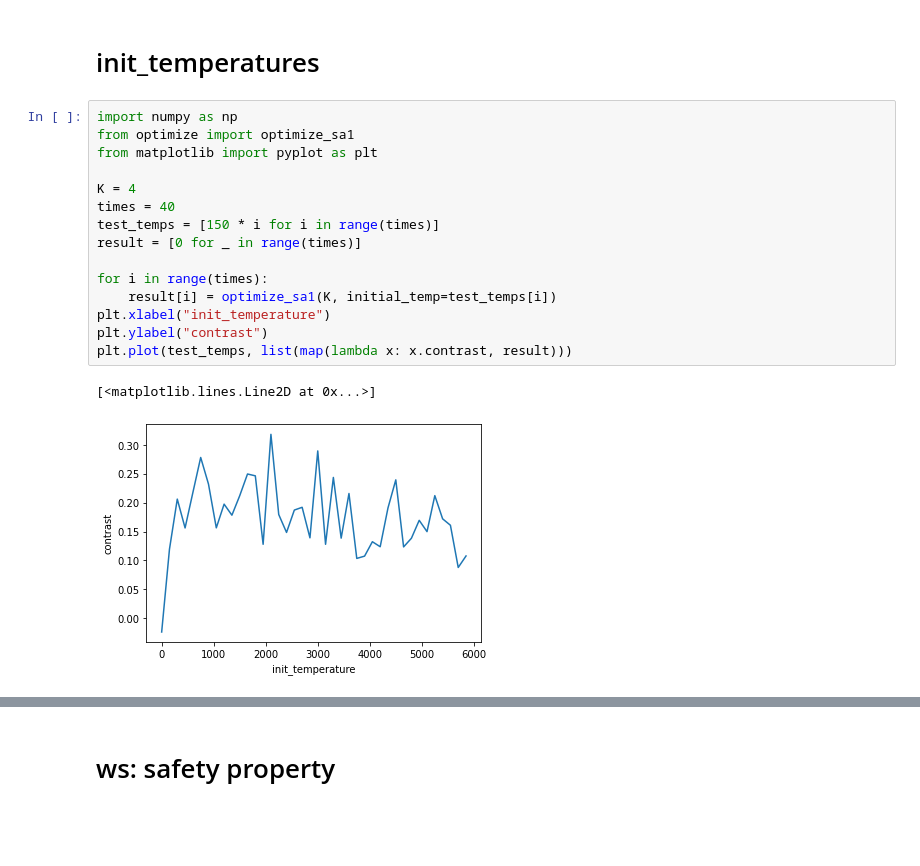
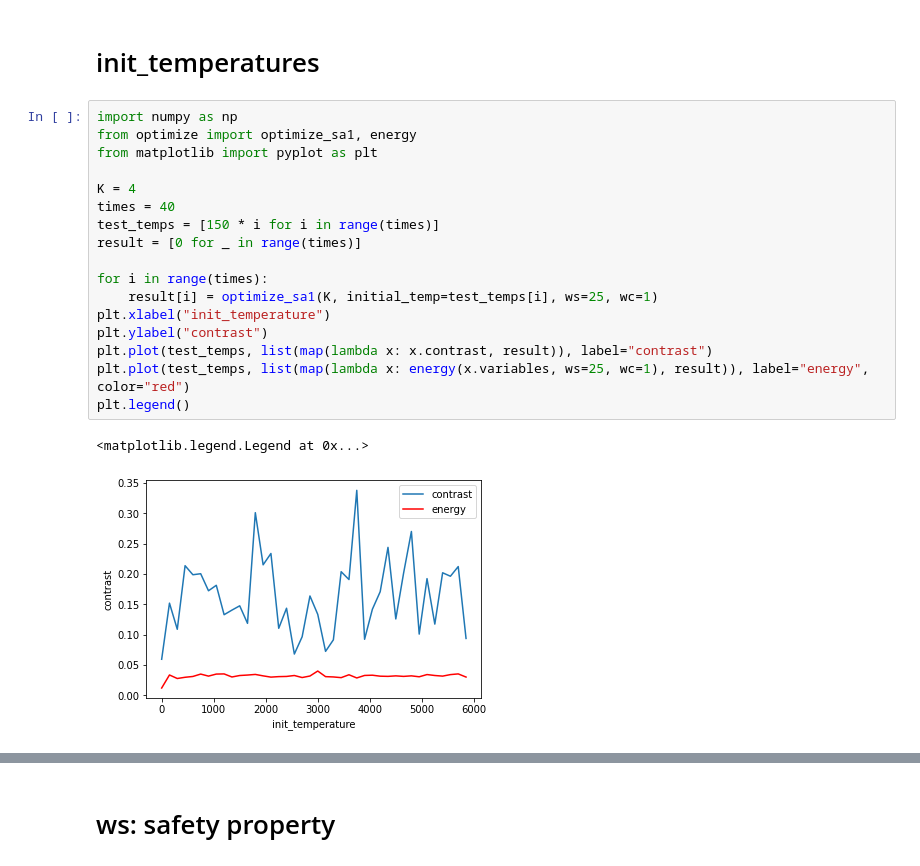
Before and after one commit to Fungx/k_inf_sivcs, a Jupyter notebook: sa1_test.ipynb, the cells around one changed output, grey strips where cells are left out. Drawn from its saved outputs; the diff is of its cells as text; blank space fills up the shorter version.

```diff
--- a/sa1_test.ipynb
+++ b/sa1_test.ipynb
@@ -2,19 +2,21 @@
 # init_temperatures
 # %%
 import numpy as np
-from optimize import optimize_sa1
+from optimize import optimize_sa1, energy
 from matplotlib import pyplot as plt
 
 K = 4
 times = 40
 test_temps = [150 * i for i in range(times)]
 result = [0 for _ in range(times)]
 
 for i in range(times):
-    result[i] = optimize_sa1(K, initial_temp=test_temps[i])
+    result[i] = optimize_sa1(K, initial_temp=test_temps[i], ws=25, wc=1)
 plt.xlabel("init_temperature")
 plt.ylabel("contrast")
-plt.plot(test_temps, list(map(lambda x: x.contrast, result)))
+plt.plot(test_temps, list(map(lambda x: x.contrast, result)), label="contrast")
+plt.plot(test_temps, list(map(lambda x: energy(x.variables, ws=25, wc=1), result)), label="energy", color="red")
+plt.legend()
 # %% [output]
-[<matplotlib.lines.Line2D at 0x...>]
+<matplotlib.legend.Legend at 0x...>
-[figure, old version]
+[figure, new version]
```
Also changed, not shown: parts of 6 cells of this notebook, 5 other files.
